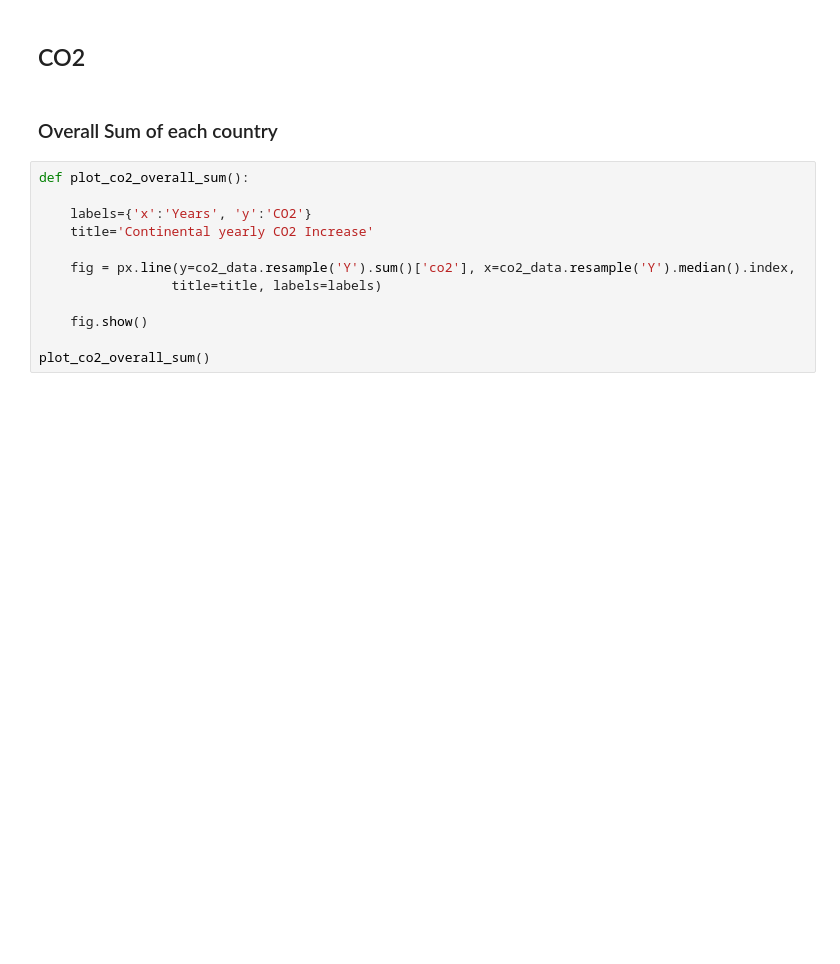
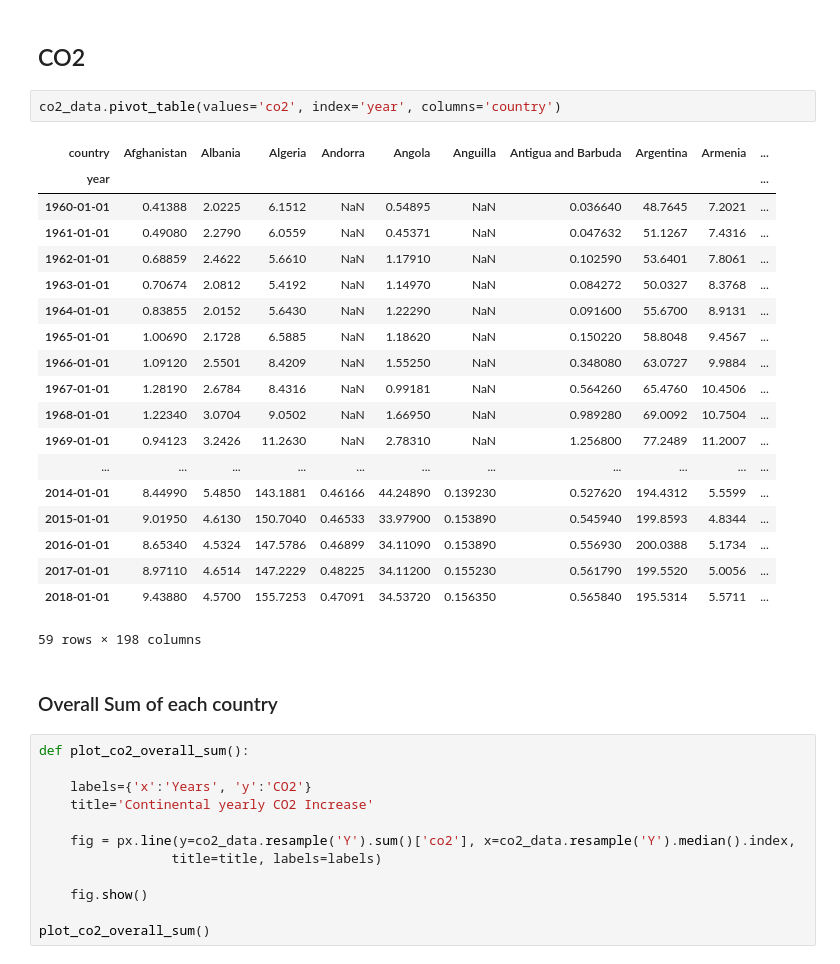
Before and after one commit to kenfus/FS2020-Project-Climate-Change, a Jupyter notebook: storytelling/EDA_Storytelling_Switzerland.ipynb, the cells around one changed output. Drawn from its saved outputs; the diff is of its cells as text; blank space fills up the shorter version.

```diff
--- a/storytelling/EDA_Storytelling_Switzerland.ipynb
+++ b/storytelling/EDA_Storytelling_Switzerland.ipynb
@@ -336,5 +358,27 @@ temp_data.index = pd.to_datetime(temp_data.index)
 # %% [markdown]
 ##  CO2
+# %%
+co2_data.pivot_table(values='co2', index='year', columns='country')
+# %% [output]
+| country | Afghanistan | Albania | Algeria | Andorra | Angola | Anguilla | Antigua and Barbuda | Argentina | Armenia | ... |
+| year |  |  |  |  |  |  |  |  |  | ... |
+| 1960-01-01 | 0.41388 | 2.0225 | 6.1512 | NaN | 0.54895 | NaN | 0.036640 | 48.7645 | 7.2021 | ... |
+| 1961-01-01 | 0.49080 | 2.2790 | 6.0559 | NaN | 0.45371 | NaN | 0.047632 | 51.1267 | 7.4316 | ... |
+| 1962-01-01 | 0.68859 | 2.4622 | 5.6610 | NaN | 1.17910 | NaN | 0.102590 | 53.6401 | 7.8061 | ... |
+| 1963-01-01 | 0.70674 | 2.0812 | 5.4192 | NaN | 1.14970 | NaN | 0.084272 | 50.0327 | 8.3768 | ... |
+| 1964-01-01 | 0.83855 | 2.0152 | 5.6430 | NaN | 1.22290 | NaN | 0.091600 | 55.6700 | 8.9131 | ... |
+| 1965-01-01 | 1.00690 | 2.1728 | 6.5885 | NaN | 1.18620 | NaN | 0.150220 | 58.8048 | 9.4567 | ... |
+| 1966-01-01 | 1.09120 | 2.5501 | 8.4209 | NaN | 1.55250 | NaN | 0.348080 | 63.0727 | 9.9884 | ... |
+| 1967-01-01 | 1.28190 | 2.6784 | 8.4316 | NaN | 0.99181 | NaN | 0.564260 | 65.4760 | 10.4506 | ... |
+| 1968-01-01 | 1.22340 | 3.0704 | 9.0502 | NaN | 1.66950 | NaN | 0.989280 | 69.0092 | 10.7504 | ... |
+| 1969-01-01 | 0.94123 | 3.2426 | 11.2630 | NaN | 2.78310 | NaN | 1.256800 | 77.2489 | 11.2007 | ... |
+| ... | ... | ... | ... | ... | ... | ... | ... | ... | ... | ... |
+| 2014-01-01 | 8.44990 | 5.4850 | 143.1881 | 0.46166 | 44.24890 | 0.139230 | 0.527620 | 194.4312 | 5.5599 | ... |
+| 2015-01-01 | 9.01950 | 4.6130 | 150.7040 | 0.46533 | 33.97900 | 0.153890 | 0.545940 | 199.8593 | 4.8344 | ... |
+| 2016-01-01 | 8.65340 | 4.5324 | 147.5786 | 0.46899 | 34.11090 | 0.153890 | 0.556930 | 200.0388 | 5.1734 | ... |
+| 2017-01-01 | 8.97110 | 4.6514 | 147.2229 | 0.48225 | 34.11200 | 0.155230 | 0.561790 | 199.5520 | 5.0056 | ... |
+| 2018-01-01 | 9.43880 | 4.5700 | 155.7253 | 0.47091 | 34.53720 | 0.156350 | 0.565840 | 195.5314 | 5.5711 | ... |
+59 rows × 198 columns
 # %% [markdown]
 ### Overall Sum of each country
 # %%
```
Also changed, not shown: parts of 17 cells of this notebook, 2 other files.
